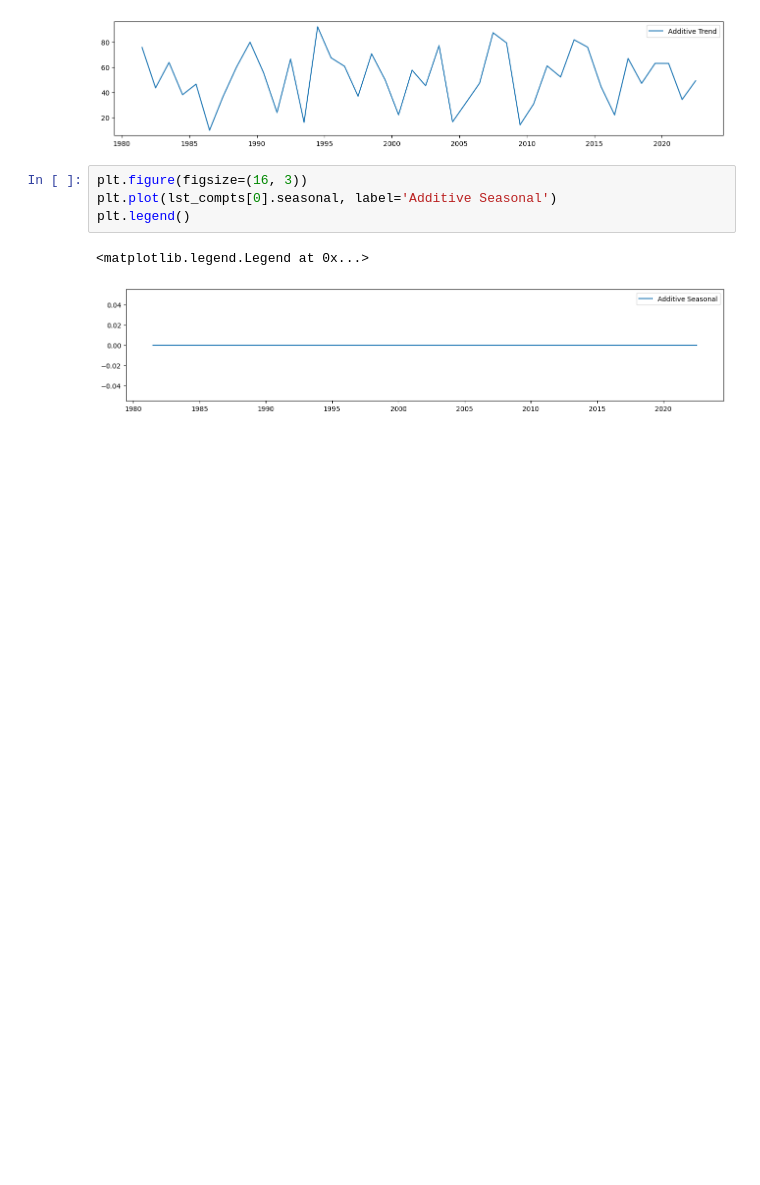
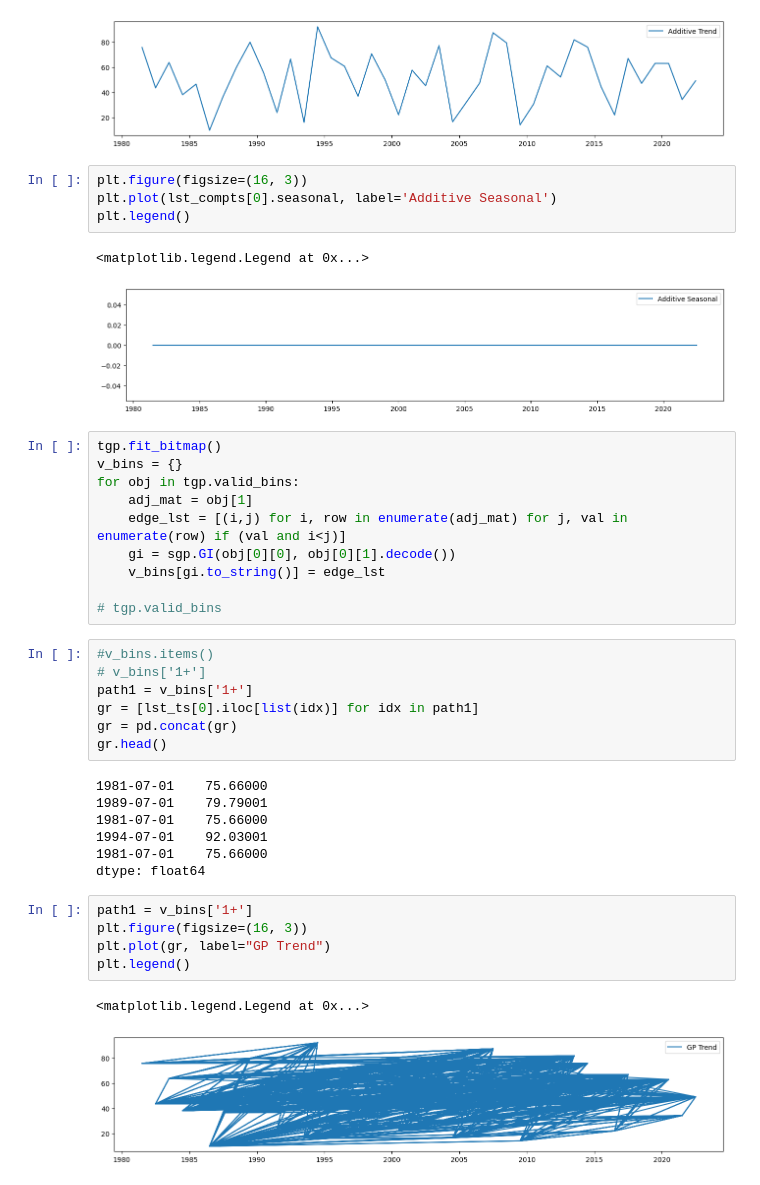
Before and after one commit to owuordickson/t-graank, a Jupyter notebook: analysis/timeseries_analysis.ipynb, the cells around one changed output. Cells and saved outputs as stored; diff of their text form; blank space fills up the shorter version.

```diff
--- a/analysis/timeseries_analysis.ipynb
+++ b/analysis/timeseries_analysis.ipynb
@@ -182,3 +154,35 @@ plt.legend()
 # %% [output]
 <matplotlib.legend.Legend at 0x...>
 [figure]
+# %%
+tgp.fit_bitmap()
+v_bins = {}
+for obj in tgp.valid_bins:
+    adj_mat = obj[1]
+    edge_lst = [(i,j) for i, row in enumerate(adj_mat) for j, val in enumerate(row) if (val and i<j)]
+    gi = sgp.GI(obj[0][0], obj[0][1].decode())
+    v_bins[gi.to_string()] = edge_lst
+
+# tgp.valid_bins
+# %%
+#v_bins.items()
+# v_bins['1+']
+path1 = v_bins['1+']
+gr = [lst_ts[0].iloc[list(idx)] for idx in path1]
+gr = pd.concat(gr)
+gr.head()
+# %% [output]
+1981-07-01    75.66000
+1989-07-01    79.79001
+1981-07-01    75.66000
+1994-07-01    92.03001
+1981-07-01    75.66000
+dtype: float64
+# %%
+path1 = v_bins['1+']
+plt.figure(figsize=(16, 3))
+plt.plot(gr, label="GP Trend")
+plt.legend()
+# %% [output]
+<matplotlib.legend.Legend at 0x...>
+[figure, added]
```
Also changed, not shown: parts of 3 cells of this notebook.
